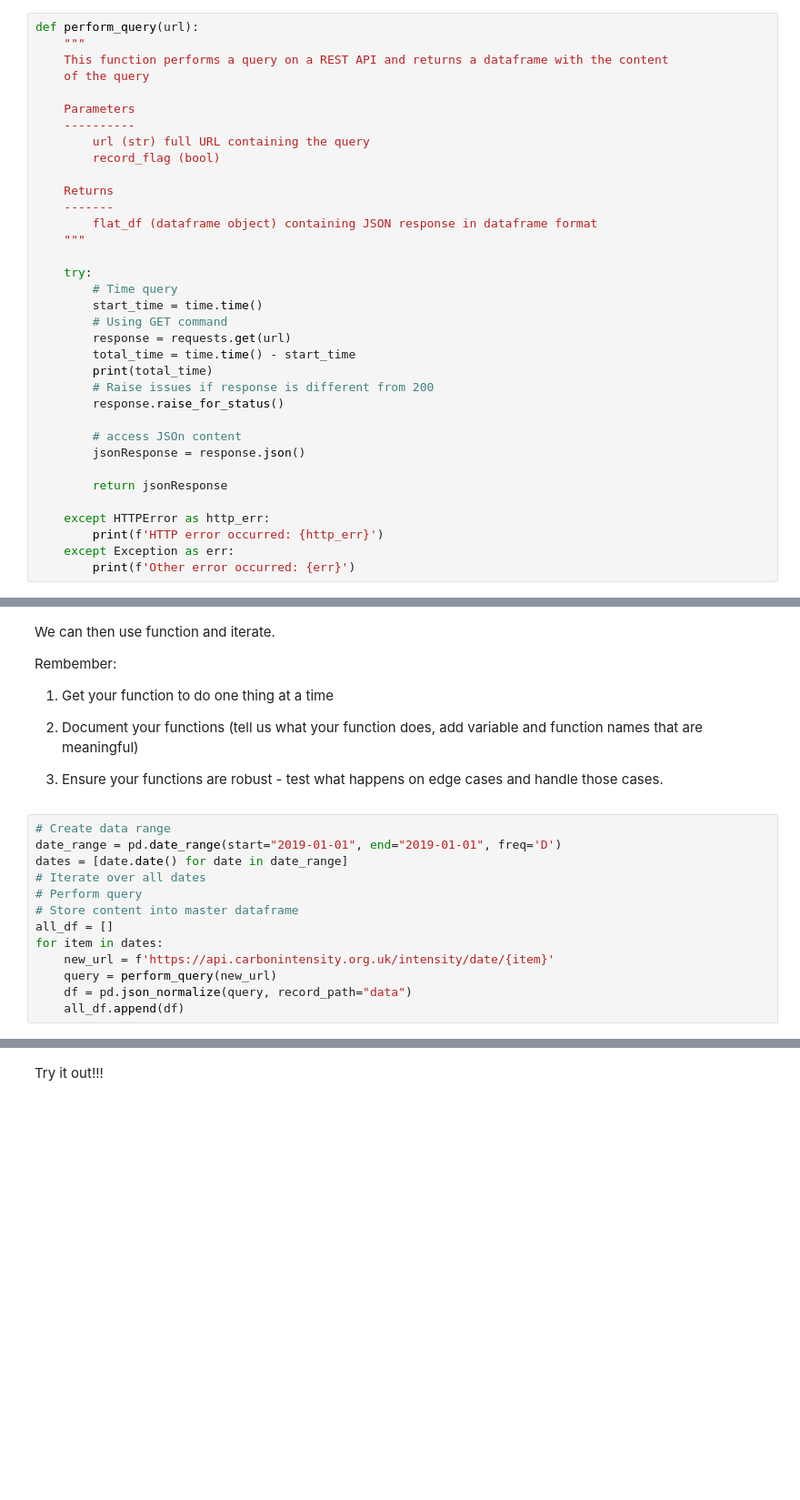
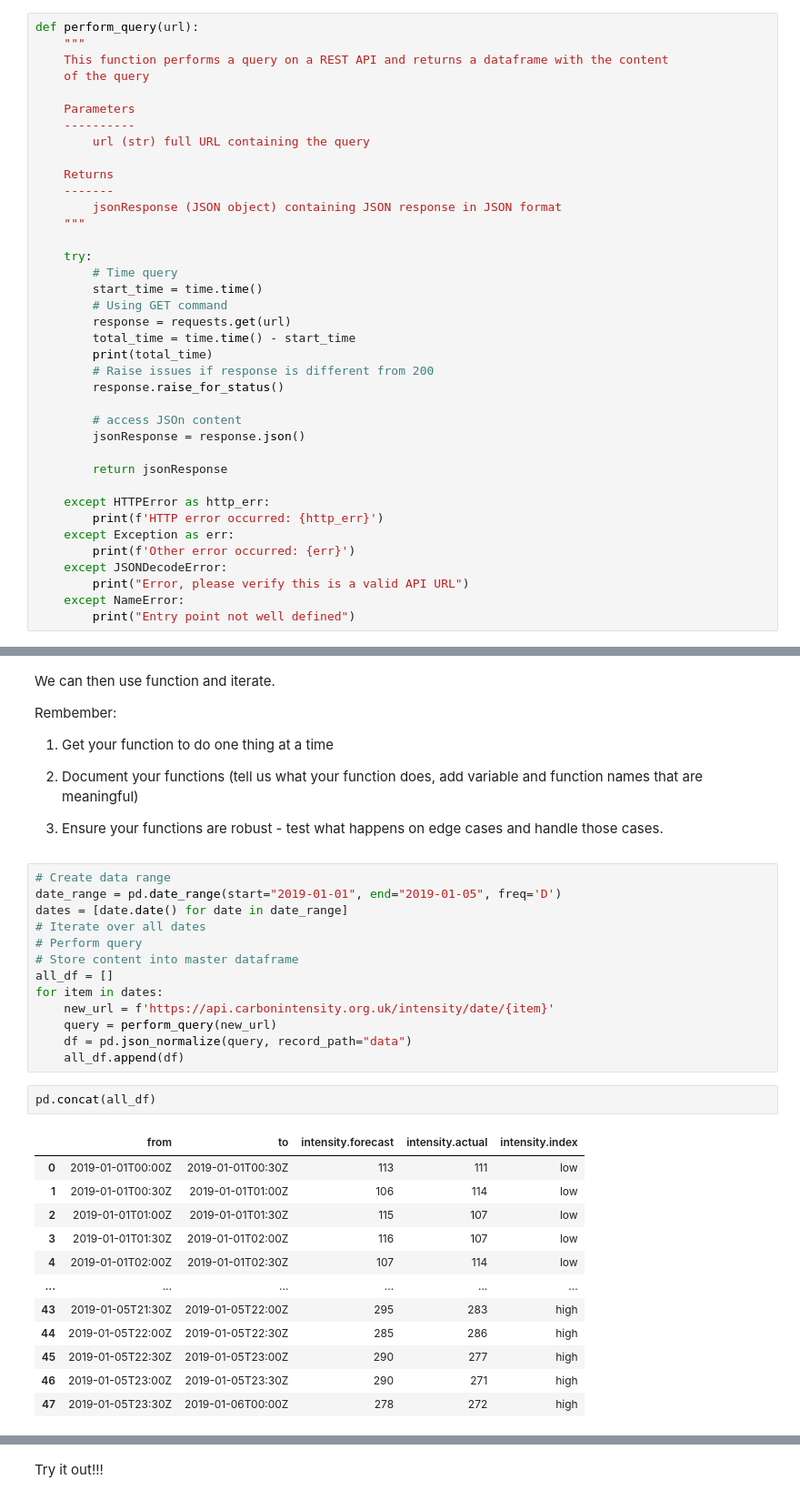
Before and after one commit to cybera/DS-industry-fellowship-2021, a Jupyter notebook: data-workflow/data-workflow.ipynb, the cells around one changed output, grey strips where cells are left out. Shown at 91% size. Saved outputs shown, nothing was run; the diff lists cells and outputs as text; blank space fills up the shorter version.

```diff
--- a/data-workflow/data-workflow.ipynb
+++ b/data-workflow/data-workflow.ipynb
@@ -98,11 +102,10 @@ def perform_query(url):
     Parameters
     ----------
         url (str) full URL containing the query
-        record_flag (bool)
 
     Returns
     -------
-        flat_df (dataframe object) containing JSON response in dataframe format
+        jsonResponse (JSON object) containing JSON response in JSON format
     """
 
     try:
@@ -124,3 +127,7 @@ def perform_query(url):
         print(f'HTTP error occurred: {http_err}')
     except Exception as err:
         print(f'Other error occurred: {err}')
+    except JSONDecodeError:
+        print("Error, please verify this is a valid API URL")
+    except NameError:
+        print("Entry point not well defined")
@@ -136,7 +148,7 @@ Rembember:
 3. Ensure your functions are robust - test what happens on edge cases and handle those cases.
 # %%
 # Create data range
-date_range = pd.date_range(start="2019-01-01", end="2019-01-01", freq='D')
+date_range = pd.date_range(start="2019-01-01", end="2019-01-05", freq='D')
 dates = [date.date() for date in date_range]
 # Iterate over all dates
 # Perform query
@@ -147,3 +159,18 @@ for item in dates:
     query = perform_query(new_url)
     df = pd.json_normalize(query, record_path="data")
     all_df.append(df)
+# %%
+pd.concat(all_df)
+# %% [output]
+|  | from | to | intensity.forecast | intensity.actual | intensity.index |
+| 0 | 2019-01-01T00:00Z | 2019-01-01T00:30Z | 113 | 111 | low |
+| 1 | 2019-01-01T00:30Z | 2019-01-01T01:00Z | 106 | 114 | low |
+| 2 | 2019-01-01T01:00Z | 2019-01-01T01:30Z | 115 | 107 | low |
+| 3 | 2019-01-01T01:30Z | 2019-01-01T02:00Z | 116 | 107 | low |
+| 4 | 2019-01-01T02:00Z | 2019-01-01T02:30Z | 107 | 114 | low |
+| ... | ... | ... | ... | ... | ... |
+| 43 | 2019-01-05T21:30Z | 2019-01-05T22:00Z | 295 | 283 | high |
+| 44 | 2019-01-05T22:00Z | 2019-01-05T22:30Z | 285 | 286 | high |
+| 45 | 2019-01-05T22:30Z | 2019-01-05T23:00Z | 290 | 277 | high |
+| 46 | 2019-01-05T23:00Z | 2019-01-05T23:30Z | 290 | 271 | high |
+| 47 | 2019-01-05T23:30Z | 2019-01-06T00:00Z | 278 | 272 | high |
```
Also changed, not shown: parts of 10 cells of this notebook, 2 other files.
